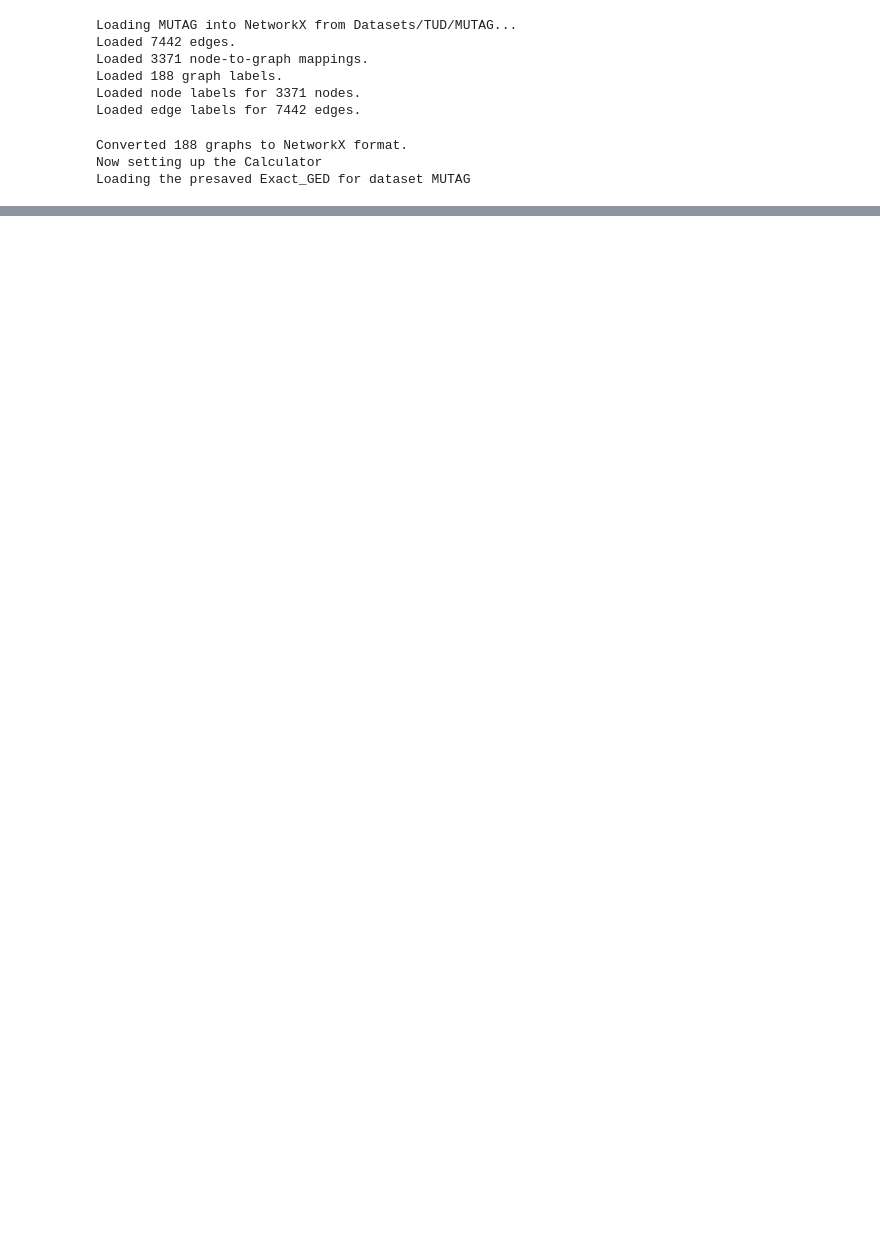
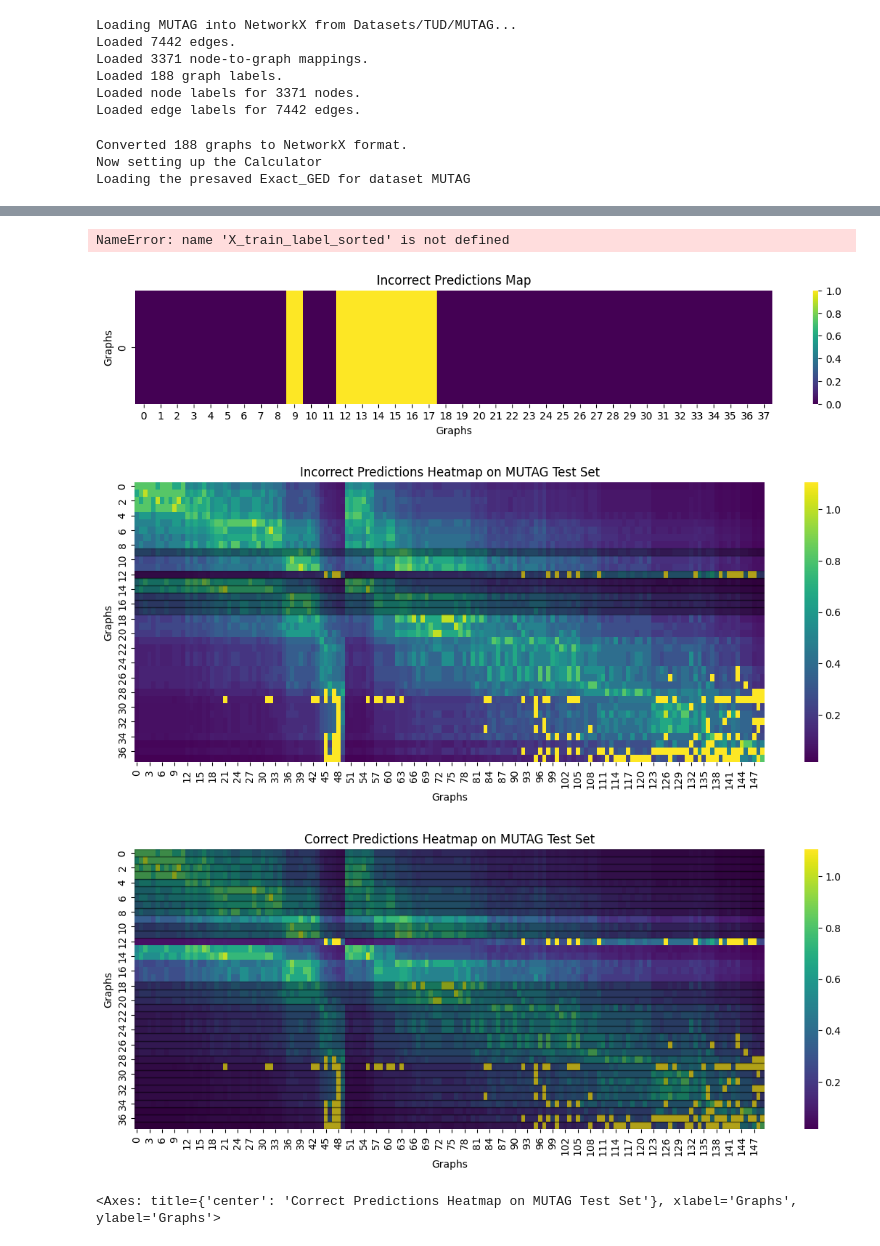
Before and after one commit to SimonESchumacher/Exploration-of-the-Potential-of-GED-based-Classifiers, a Jupyter notebook: Kernel_Matrix.ipynb, the cells around one changed output, grey strips where cells are left out. Drawn from its saved outputs; the diff is of its cells as text; code cells hidden in the pictures; blank space fills up the shorter version.

```diff
--- a/Kernel_Matrix.ipynb
+++ b/Kernel_Matrix.ipynb
@@ -114,0 +246,25 @@ display_heatmap(value_map, title=f"Value Map of {classifier.__class__.__name__}
+# %%
+classifier.fit(X_train_label_sorted, Y_train_label_sorted)
+# %% [output]
+NameError: name 'X_train_label_sorted' is not defined
+# %%
+# get predictions for the test set
+y_pred = classifier.predict(X_test_label_sorted)
+y_pred_probabilities = classifier.predict_proba(X_test_label_sorted)
+# where the predictions are correct 1 else 0
+correct_predictions = (y_pred == Y_test_label_sorted).astype(int)
+# create a heatmap of the kernel matrix (heatmap_test), where the incorrect predictions are highlighted
+incorrect_predictions = (y_pred != Y_test_label_sorted).astype(int)
+# fist visualize the incorrect predictions as a heatmap
+display_heatmap(incorrect_predictions, title="Incorrect Predictions Map", xlabel="Graphs", ylabel="Graphs", figsize=(14, 2))
+
+# than use the incorrect_predictions to highlight the columns in the heatmap
+display_heatmap(heatmap_test, title=f"Incorrect Predictions Heatmap on {DATASET.name} Test Set", xlabel="Graphs", ylabel="Graphs", figsize=(14, 5), highlight_rows=np.where(incorrect_predictions == 1)[0], highlight_color='black', alpha=0.3, linewidth=1)
+
+# visualize the predictions as a heatmap
+display_heatmap(heatmap_test, title=f"Correct Predictions Heatmap on {DATASET.name} Test Set", xlabel="Graphs", ylabel="Graphs", figsize=(14, 5), highlight_rows=np.where(correct_predictions == 1)[0], highlight_color='black', alpha=0.3, linewidth=1)
+# %% [output]
+[figure, added]
+[figure, added]
+[figure, added]
+<Axes: title={'center': 'Correct Predictions Heatmap on MUTAG Test Set'}, xlabel='Graphs', ylabel='Graphs'>
```
Also changed, not shown: parts of 6 cells of this notebook, 6 other files.
